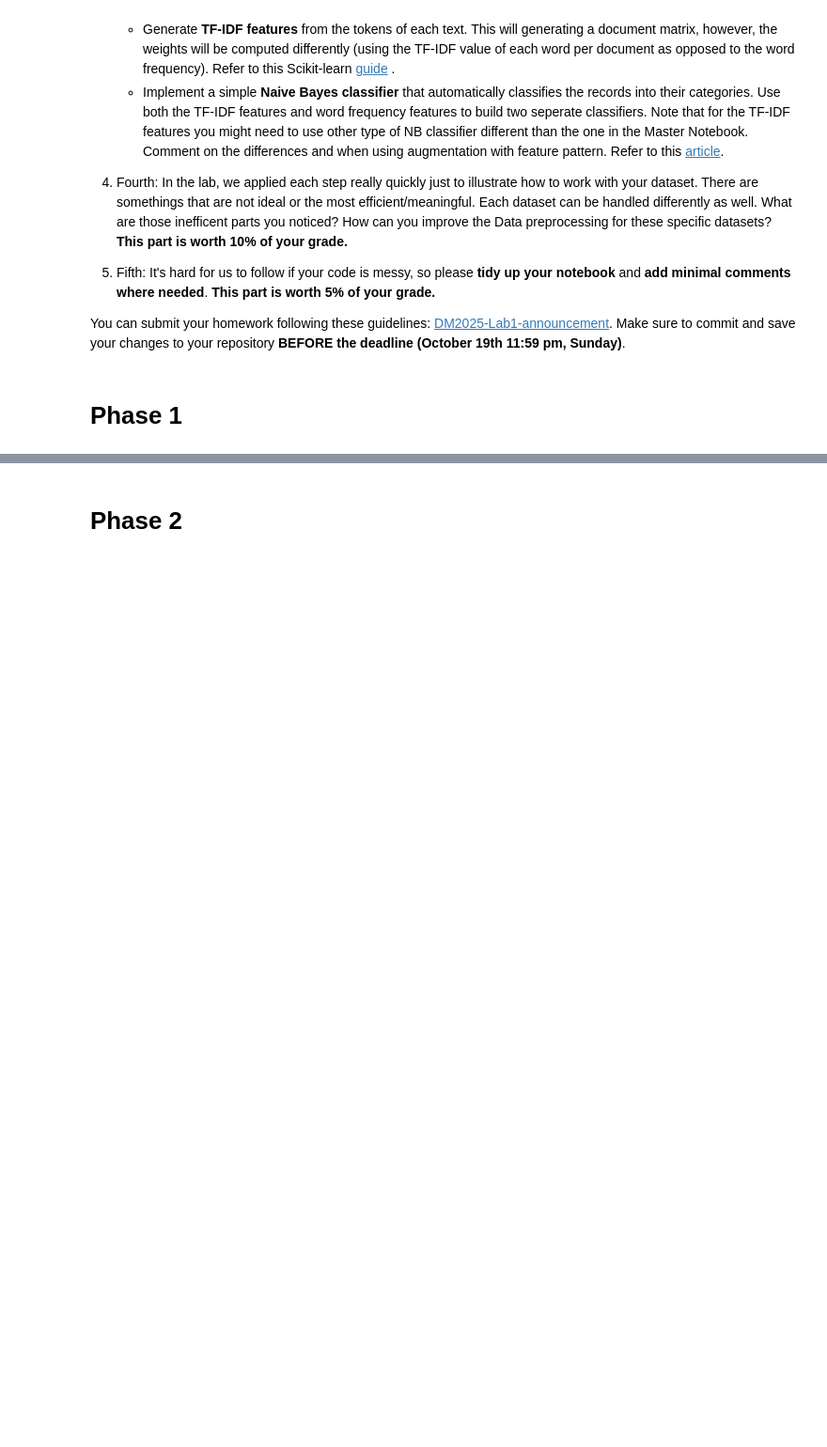
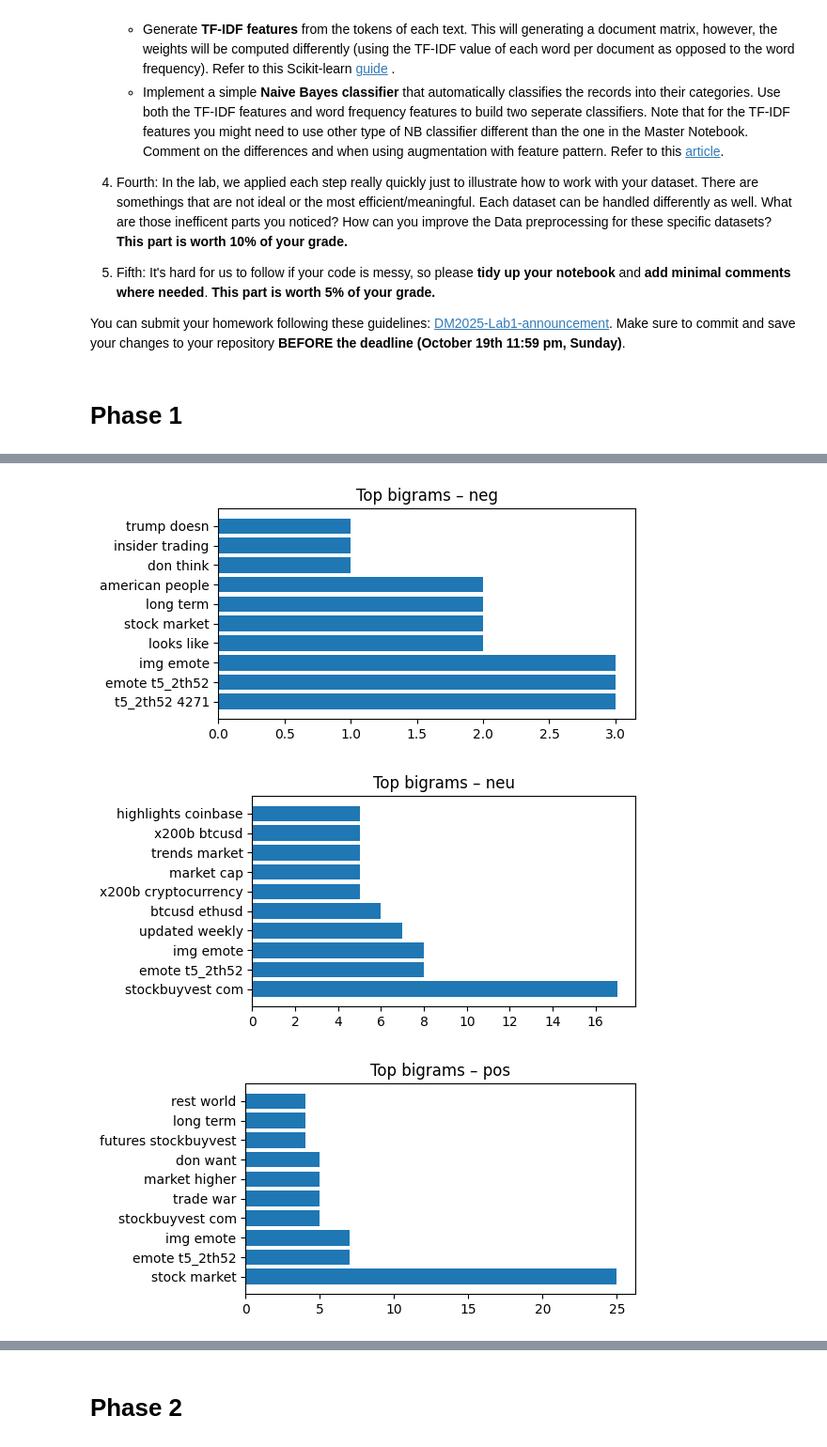
Before and after one commit to brandonlin991118/DM2025-Lab1-Exercise, a Jupyter notebook: DM2025-Lab1-Homework.ipynb, the cells around one changed output, grey strips where cells are left out. Shown at 94% size. Saved outputs shown, nothing was run; the diff lists cells and outputs as text; code cells hidden in the pictures; blank space fills up the shorter version.

```diff
--- a/DM2025-Lab1-Homework.ipynb
+++ b/DM2025-Lab1-Homework.ipynb
@@ -198,0 +198,26 @@ pd.DataFrame({
+# %%
+from sklearn.feature_extraction.text import CountVectorizer
+
+bi = CountVectorizer(ngram_range=(2,2), stop_words="english", min_df=5, max_df=0.5)
+X_bi = bi.fit_transform(X["text"])
+bigrams = np.array(bi.get_feature_names_out())
+
+def top_bigrams_for(label, k=10):
+    mask = (X["category_name"] == label).to_numpy()
+    counts = np.asarray(X_bi[mask].sum(axis=0)).ravel()
+    idx = counts.argsort()[-k:][::-1]
+    return bigrams[idx], counts[idx]
+
+for lab in labels:
+    tt, vals = top_bigrams_for(lab, k=10)
+    plt.figure(figsize=(6,3))
+    y = np.arange(len(tt))[::-1]
+    plt.barh(y, vals[::-1])
+    plt.yticks(y, tt[::-1])
+    plt.title(f"Top bigrams – {lab}")
+    plt.tight_layout()
+    plt.show()
+# %% [output]
+[figure, added]
+[figure, added]
+[figure, added]
```
Also changed, not shown: parts of 13 cells of this notebook.
